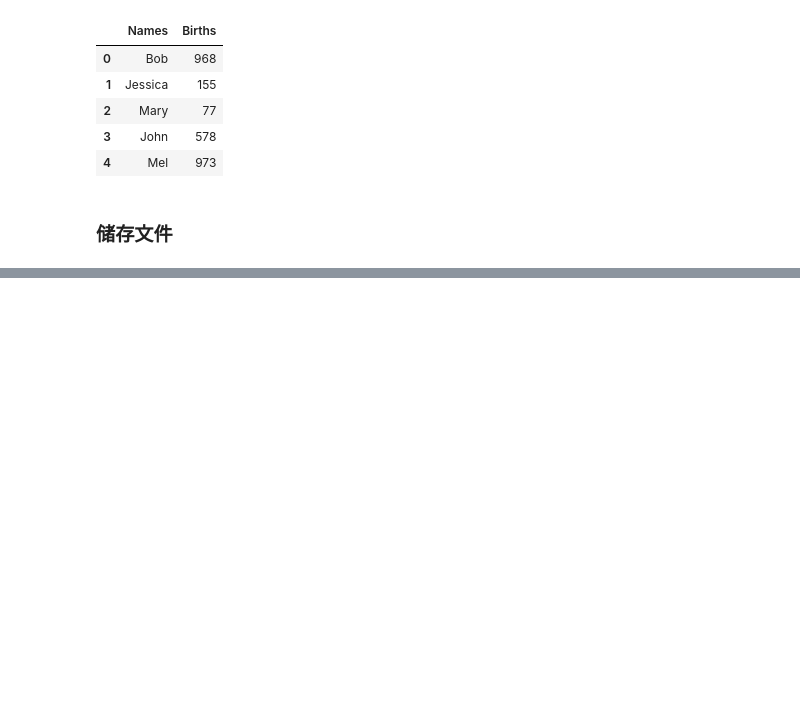
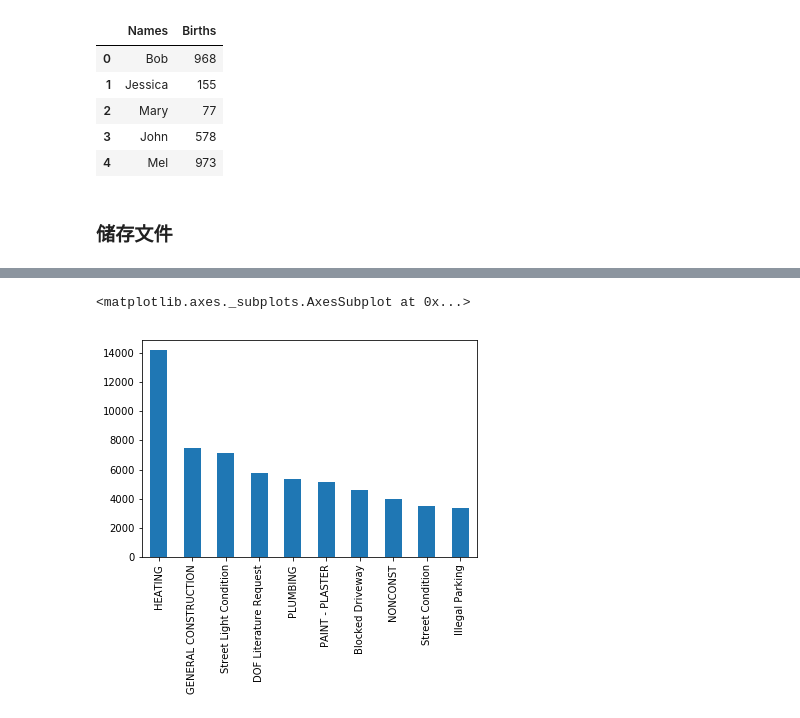
Before and after one commit to probe301/kaggle, a Jupyter notebook: Pandas Basic - 知乎专栏 Data Science with R and Python.ipynb, the cells around one changed output, grey strips where cells are left out. Saved outputs shown, nothing was run; the diff lists cells and outputs as text; code cells hidden in the pictures; blank space fills up the shorter version.

```diff
--- a/Pandas Basic - 知乎专栏 Data Science with R and Python.ipynb
+++ b/Pandas Basic - 知乎专栏 Data Science with R and Python.ipynb
@@ -108,0 +194,6 @@ df.to_csv('births1880.csv', index=False, header=False)
+# %%
+# 首先我们可以利用set_option()先设置一下dataset的展示方式（比如行宽，比如最大展示的列数等），
+# 这个完全是一个个性化的设置。
+# 然后我们读取下列的数据集。
+
+complaints = pd.read_csv('./311-service-requests.csv')
@@ -108,0 +502,7 @@ df.to_csv('births1880.csv', index=False, header=False)
+# %%
+# 我们看到，这个.value_counts()函数可以对这一列出现的元素进行频数汇总，
+# 返回的依然是一个Series，
+# 我们可以再次切片获得其前10列（也就是最常出现的10种投诉类型）：
+
+complaint_counts = complaints['Complaint Type'].value_counts()
+complaint_counts[:10]
@@ -108,0 +521,7 @@ df.to_csv('births1880.csv', index=False, header=False)
+# %%
+# 最后，还是老规矩，我们要把它画一下：
+
+complaint_counts[:10].plot(kind='bar')
+# %% [output]
+<matplotlib.axes._subplots.AxesSubplot at 0x...>
+[figure, added]
```
Also changed, not shown: parts of 33 cells of this notebook, 1 other file.
